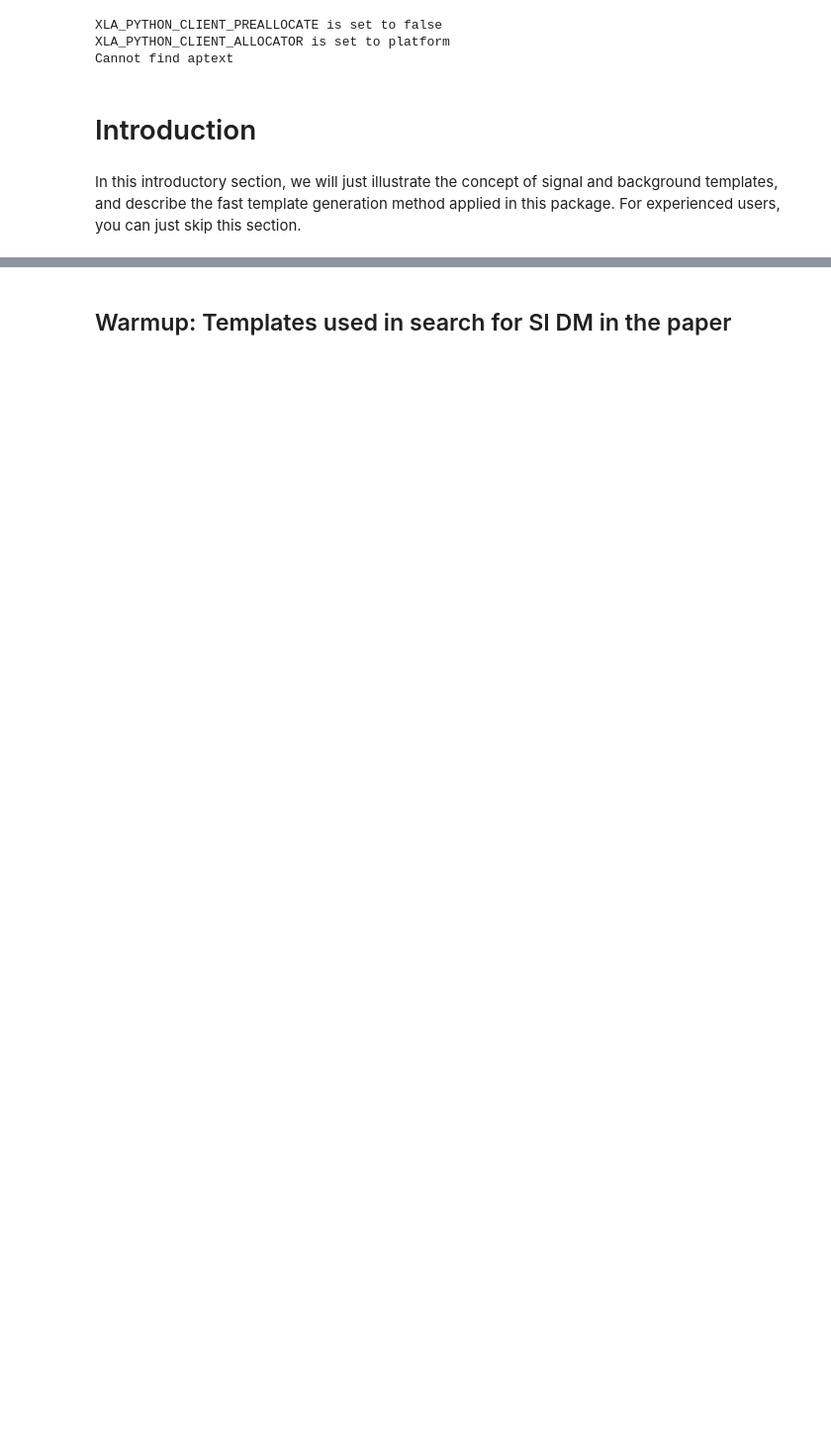
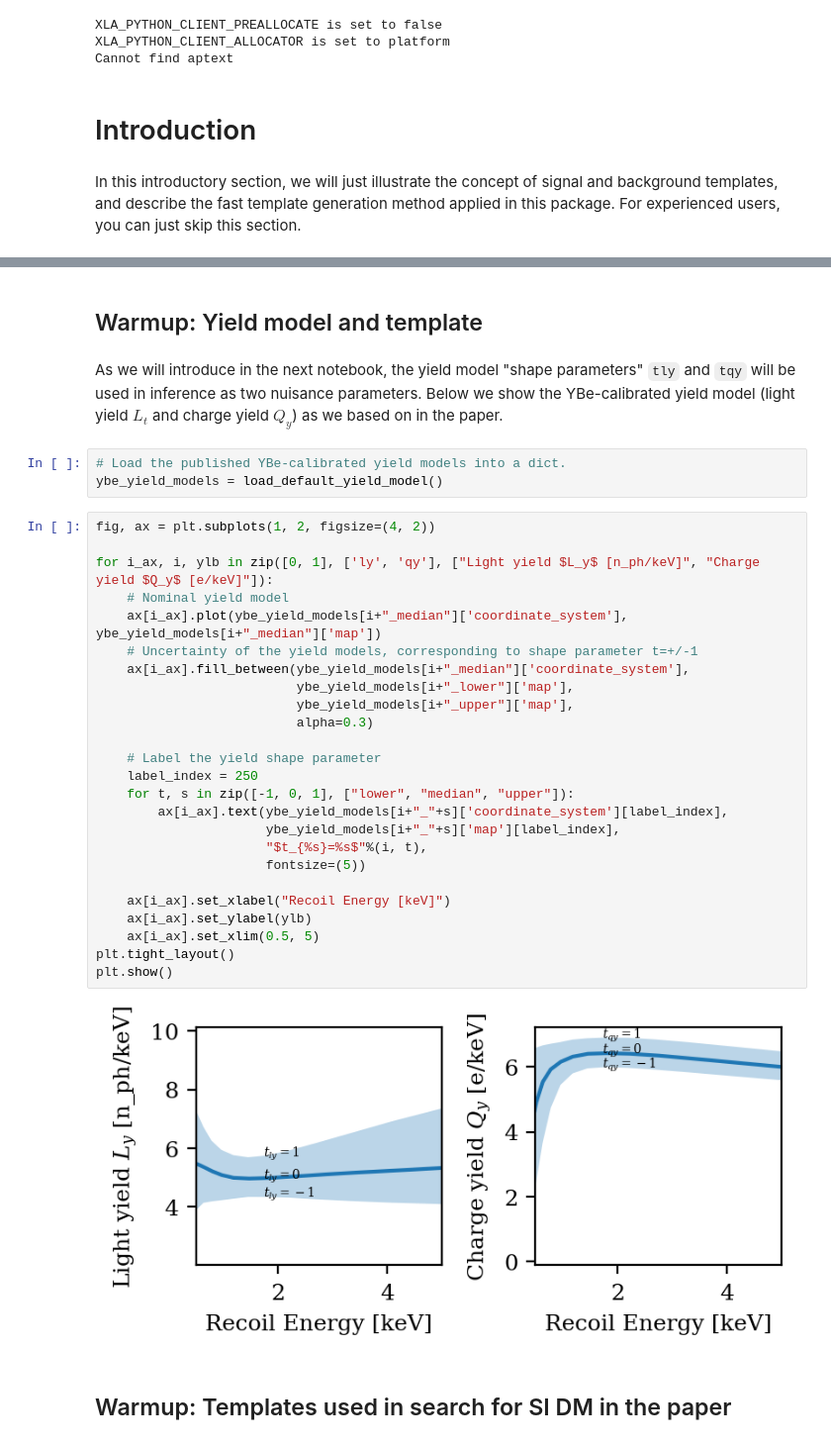
Before and after one commit to XENONnT/light_wimp_data_release, a Jupyter notebook: notebooks/1. Templates.ipynb, the cells around one changed output, grey strips where cells are left out. Shown at 99% size. Saved outputs shown, nothing was run; the diff lists cells and outputs as text; blank space fills up the shorter version.

Commit message:
more pedagogical on template generation

```diff
--- a/notebooks/1. Templates.ipynb
+++ b/notebooks/1. Templates.ipynb
@@ -32,3 +84,37 @@ In this introductory section, we will just illustrate the concept of signal and
+# %% [markdown]
+## Warmup: Yield model and template
+# %% [markdown]
+As we will introduce in the next notebook, the yield model "shape parameters" `tly` and `tqy` will be used in inference as two nuisance parameters. Below we show the YBe-calibrated yield model (light yield $L_t$ and charge yield $Q_y$) as we based on in the paper.
+# %%
+# Load the published YBe-calibrated yield models into a dict.
+ybe_yield_models = load_default_yield_model()
+# %%
+fig, ax = plt.subplots(1, 2, figsize=(4, 2))
+
+for i_ax, i, ylb in zip([0, 1], ['ly', 'qy'], ["Light yield $L_y$ [n_ph/keV]", "Charge yield $Q_y$ [e/keV]"]):
+    # Nominal yield model
+    ax[i_ax].plot(ybe_yield_models[i+"_median"]['coordinate_system'], ybe_yield_models[i+"_median"]['map'])
+    # Uncertainty of the yield models, corresponding to shape parameter t=+/-1
+    ax[i_ax].fill_between(ybe_yield_models[i+"_median"]['coordinate_system'],
+                          ybe_yield_models[i+"_lower"]['map'],
+                          ybe_yield_models[i+"_upper"]['map'],
+                          alpha=0.3)
+
+    # Label the yield shape parameter
+    label_index = 250
+    for t, s in zip([-1, 0, 1], ["lower", "median", "upper"]):
+        ax[i_ax].text(ybe_yield_models[i+"_"+s]['coordinate_system'][label_index],
+                      ybe_yield_models[i+"_"+s]['map'][label_index],
+                      "$t_{%s}=%s$"%(i, t),
+                      fontsize=(5))
+
+    ax[i_ax].set_xlabel("Recoil Energy [keV]")
+    ax[i_ax].set_ylabel(ylb)
+    ax[i_ax].set_xlim(0.5, 5)
+plt.tight_layout()
+plt.show()
+# %% [output]
+[figure, added]
 # %% [markdown]
 ## Warmup: Templates used in search for SI DM in the paper
 # %% [markdown]
```
Also changed, not shown: parts of 38 cells of this notebook, 1 other file.
